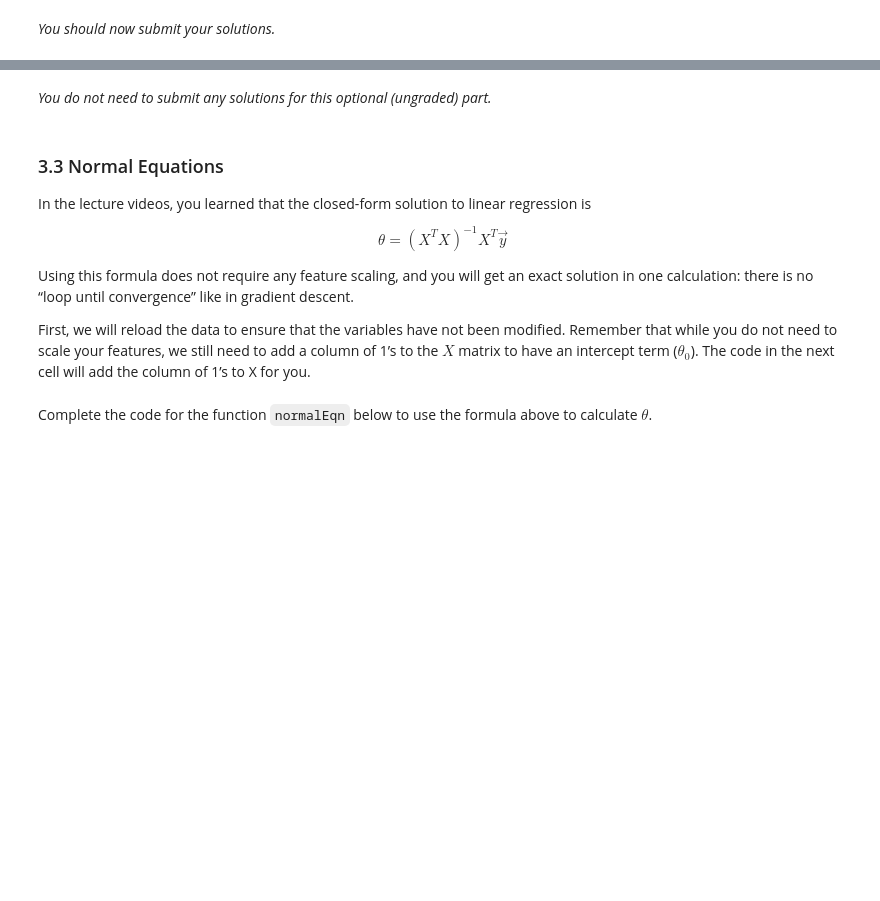
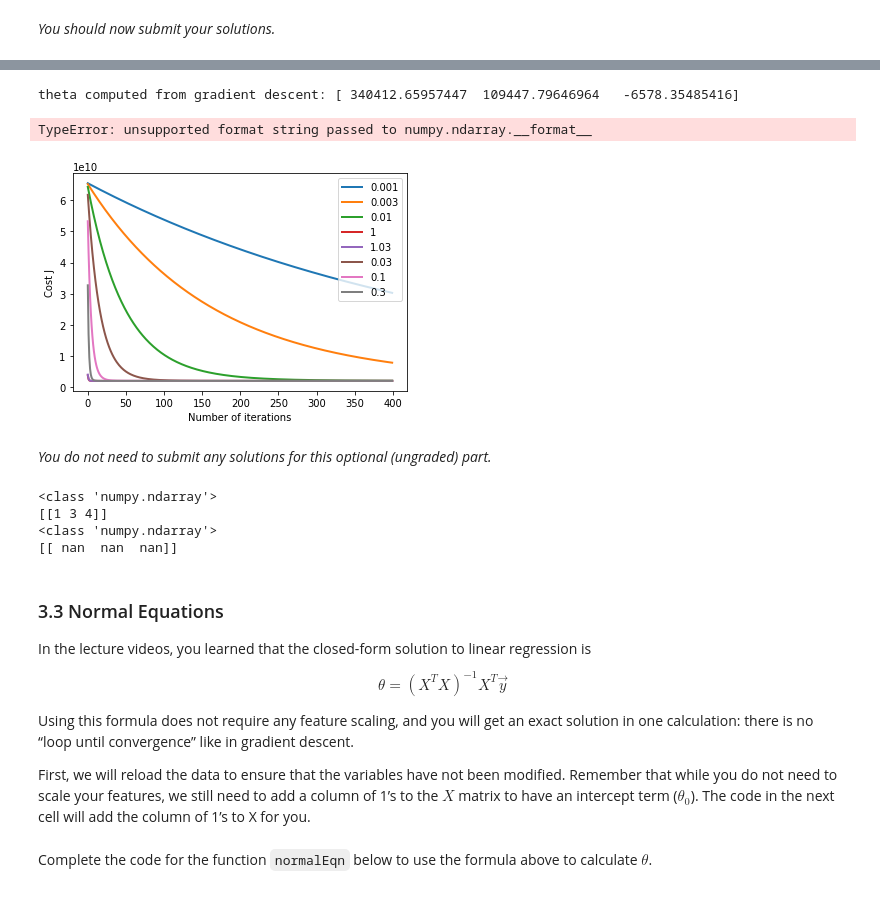
Before and after one commit to abejeyapratap/stanford-ML, a Jupyter notebook: Exercise1/exercise1.ipynb, the cells around one changed output, grey strips where cells are left out. Saved outputs shown, nothing was run; the diff lists cells and outputs as text; code cells hidden in the pictures; blank space fills up the shorter version.

Commit message:
multivariate lin reg & norm eq implementations

```diff
--- a/Exercise1/exercise1.ipynb
+++ b/Exercise1/exercise1.ipynb
@@ -691,7 +712,7 @@ def  featureNormalize(X):
     in sigma.
 
     Note that X is a matrix where each column is a feature and each row is
-    an example. You needto perform the normalization separately for each feature.
+    an example. You need to perform the normalization separately for each feature.
 
     Hint
     ----
@@ -704,6 +725,12 @@ def  featureNormalize(X):
 
     # =========================== YOUR CODE HERE =====================
 
+    """ Stat calculations"""
+    mu = np.mean(X_norm, axis=0) # mean of each col
+    sigma = np.std(X_norm, axis=0)
+
+    """ Normalization """
+    X_norm = (X_norm - mu) / sigma
 
     # ================================================================
     return X_norm, mu, sigma
@@ -789,6 +872,13 @@ def computeCostMulti(X, y, theta):
 
     # ======================= YOUR CODE HERE ===========================
 
+    """ Strategy: We compute the hypothesis function using vectorized calculations (eliminate need for loops).
+        Then, we perform the rest of the cost function equation calculations (subtraction, squaring, summing, divide)
+    """
+    h = X @ theta # 1-D Vector of hypothesis values for training examples i to m
+    J = (h - y) ** 2
+    J = np.sum(J)
+    J = J / (2 * m)
 
     # ==================================================================
     return J
@@ -848,6 +952,9 @@ def gradientDescentMulti(X, y, theta, alpha, num_iters):
     for i in range(num_iters):
         # ======================= YOUR CODE HERE ==========================
 
+        innerError = (X @ theta) - y
+        delta = X.T @ innerError
+        theta = theta - ((alpha / m) * delta)
 
         # =================================================================
 
@@ -901,43 +1022,66 @@ and `gradientDescent` already work with  this starter code and
 support multiple variables.
 
 After that, try running gradient descent with different values of
 alpha and see which one gives you the best result.
 
 Finally, you should complete the code at the end to predict the price
 of a 1650 sq-ft, 3 br house.
 
 Hint
 ----
 At prediction, make sure you do the same feature normalization.
 """
 # Choose some alpha value - change this
-alpha = 0.1
+alphaList = [0.001, 0.003, 0.01, 1, 1.03, 0.03, 0.1, 0.3] # best alpha -> 0.3
 num_iters = 400
 
+fig = plt.figure()  # open a new figure
+plt.xlabel('Number of iterations')
+plt.ylabel('Cost J')
+
 # init theta and run gradient descent
-theta = np.zeros(3)
-theta, J_history = gradientDescentMulti(X, y, theta, alpha, num_iters)
+thetaOrig = np.zeros(3)
+for alpha in alphaList:
+    theta, J_history = gradientDescentMulti(X, y, thetaOrig, alpha, num_iters)
+    # Plot the convergence graph
+    plt.plot(np.arange(len(J_history)), J_history, lw=2, label=str(alpha))
 
-# Plot the convergence graph
-pyplot.plot(np.arange(len(J_history)), J_history, lw=2)
-pyplot.xlabel('Number of iterations')
-pyplot.ylabel('Cost J')
+plt.legend(loc="upper right")
 
 # Display the gradient descent's result
 print('theta computed from gradient descent: {:s}'.format(str(theta)))
 
 # Estimate the price of a 1650 sq-ft, 3 br house
 # ======================= YOUR CODE HERE ===========================
 # Recall that the first column of X is all-ones.
 # Thus, it does not need to be normalized.
 
-price = 0   # You should change this
+X_predict = np.array([[1, 1650, 3]])
+X_predict = featureNormalize(X_predict)[0]
+price = X_predict @ theta
 
 # ===================================================================
 
 print('Predicted price of a 1650 sq-ft, 3 br house (using gradient descent): ${:.0f}'.format(price))
+# %% [output]
+theta computed from gradient descent: [ 340412.65957447  109447.79646964   -6578.35485416]
+TypeError: unsupported format string passed to numpy.ndarray.__format__
+[figure, added]
 # %% [markdown]
 *You do not need to submit any solutions for this optional (ungraded) part.*
+# %%
+Xtest = np.array([[1, 3 ,4]])
+print(type(Xtest))
+print(Xtest)
+Xtest, why, what = featureNormalize(Xtest)
+print(type(Xtest))
+print(Xtest)
+thet = np.ones(3)
+# %% [output]
+<class 'numpy.ndarray'>
+[[1 3 4]]
+<class 'numpy.ndarray'>
+[[ nan  nan  nan]]
 # %% [markdown]
 <a id="section7"></a>
 ### 3.3 Normal Equations
```
Also changed, not shown: parts of 12 cells of this notebook.
